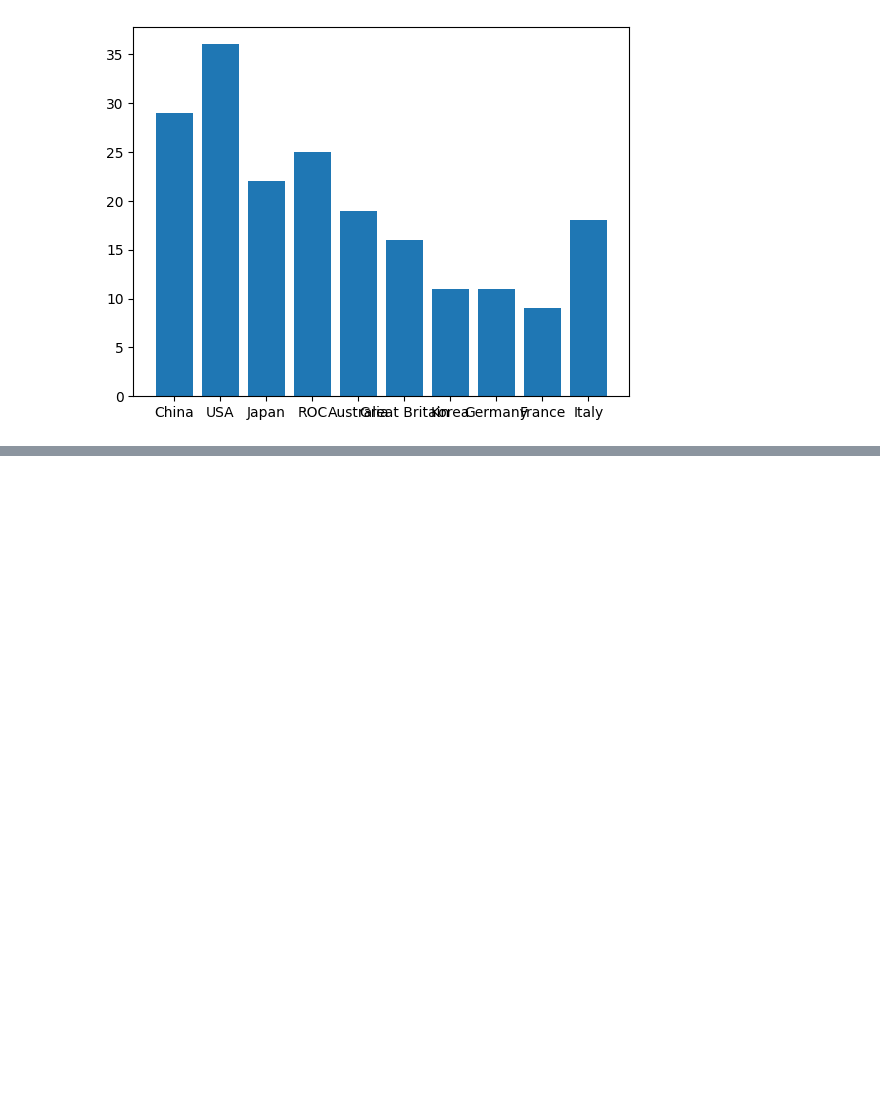
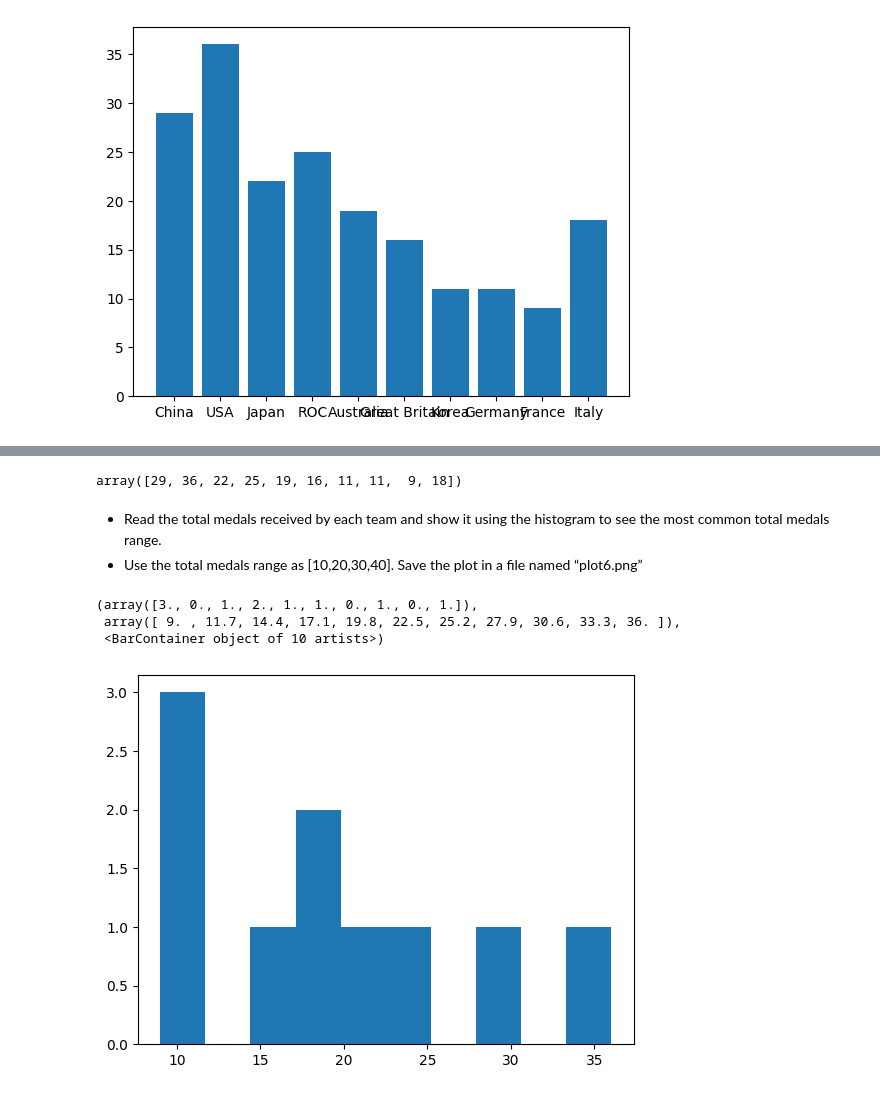
Before and after one commit to Asyfulazhim/peneraju_machine_learning, a Jupyter notebook: E-Box/idesign13_DataVisual1.ipynb, the cells around one changed output, grey strips where cells are left out. Cells and saved outputs as stored; diff of their text form; code cells hidden in the pictures; blank space fills up the shorter version.

```diff
--- a/E-Box/idesign13_DataVisual1.ipynb
+++ b/E-Box/idesign13_DataVisual1.ipynb
@@ -124,0 +143,15 @@ plt.bar(teamlist, totallist)
+# %%
+totallist = np.array(df['Total'])
+totallist
+# %% [output]
+array([29, 36, 22, 25, 19, 16, 11, 11,  9, 18])
+# %% [markdown]
+- Read the total medals received by each team and show it using the histogram to see the most common total medals range.
+- Use the total medals range as [10,20,30,40]. Save the plot in a file named “plot6.png”
+# %%
+plt.hist(totallist)
+# %% [output]
+(array([3., 0., 1., 2., 1., 1., 0., 1., 0., 1.]),
+ array([ 9. , 11.7, 14.4, 17.1, 19.8, 22.5, 25.2, 27.9, 30.6, 33.3, 36. ]),
+ <BarContainer object of 10 artists>)
+[figure, added]
```
Also changed, not shown: parts of 8 cells of this notebook, 1 other file.
